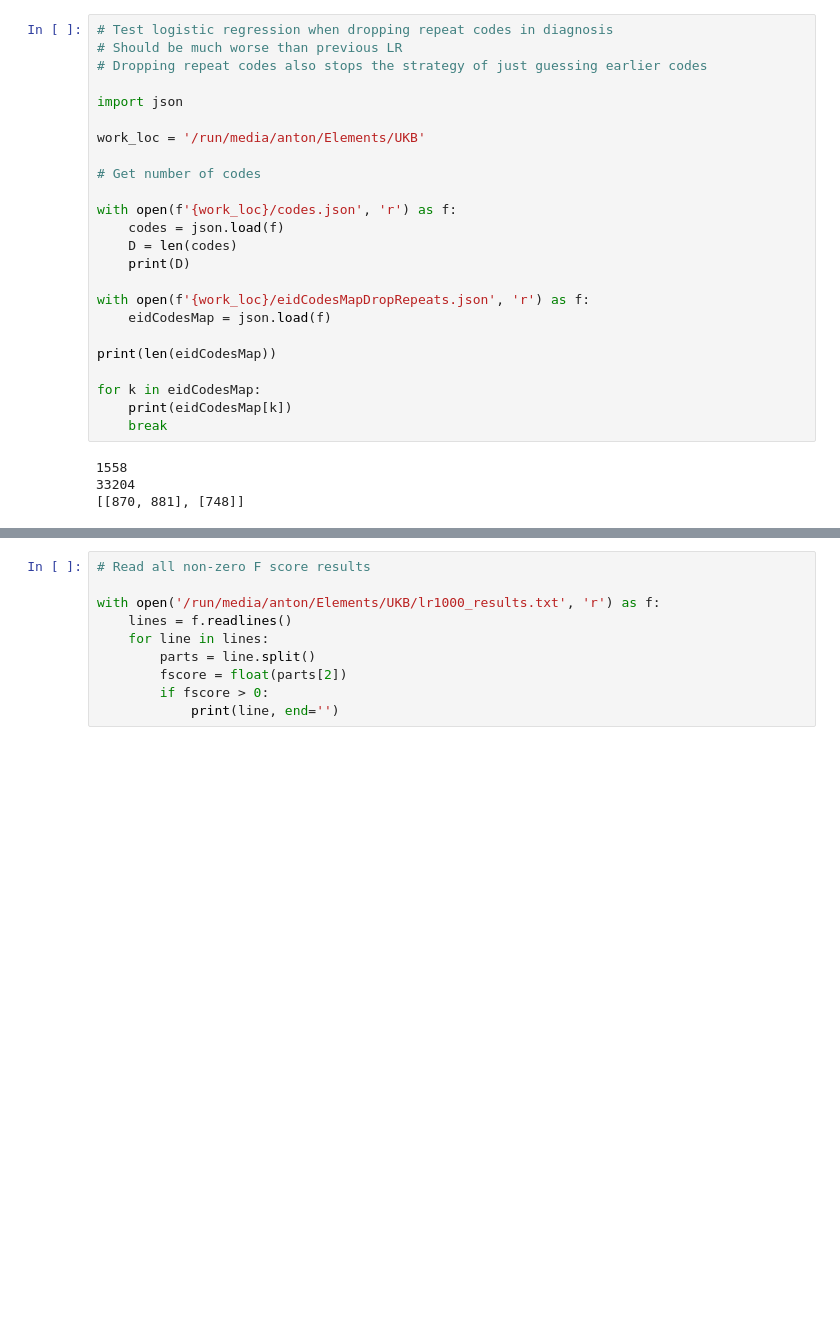
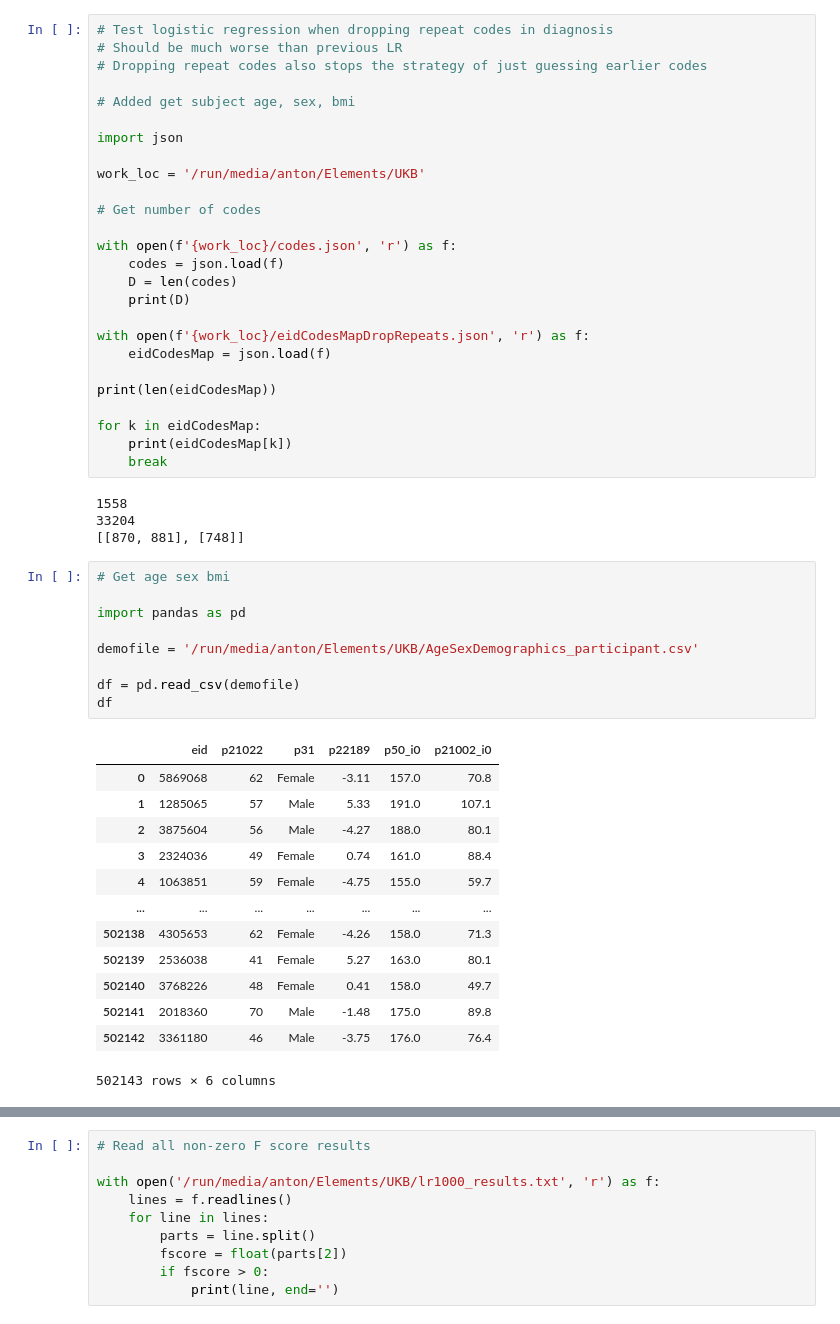
Before and after one commit to aorliche/PNC, a Jupyter notebook: EHR/EHR15SimpleLogisticDropRepeatCodes.ipynb, the cells around one changed output, grey strips where cells are left out. Cells and saved outputs as stored; diff of their text form; blank space fills up the shorter version.

```diff
--- a/EHR/EHR15SimpleLogisticDropRepeatCodes.ipynb
+++ b/EHR/EHR15SimpleLogisticDropRepeatCodes.ipynb
@@ -2,6 +2,8 @@
 # Test logistic regression when dropping repeat codes in diagnosis
 # Should be much worse than previous LR
 # Dropping repeat codes also stops the strategy of just guessing earlier codes
+
+# Added get subject age, sex, bmi
 
 import json
 
@@ -26,6 +28,29 @@ for k in eidCodesMap:
 1558
 33204
 [[870, 881], [748]]
+# %%
+# Get age sex bmi
+
+import pandas as pd
+
+demofile = '/run/media/anton/Elements/UKB/AgeSexDemographics_participant.csv'
+
+df = pd.read_csv(demofile)
+df
+# %% [output]
+|  | eid | p21022 | p31 | p22189 | p50_i0 | p21002_i0 |
+| 0 | 5869068 | 62 | Female | -3.11 | 157.0 | 70.8 |
+| 1 | 1285065 | 57 | Male | 5.33 | 191.0 | 107.1 |
+| 2 | 3875604 | 56 | Male | -4.27 | 188.0 | 80.1 |
+| 3 | 2324036 | 49 | Female | 0.74 | 161.0 | 88.4 |
+| 4 | 1063851 | 59 | Female | -4.75 | 155.0 | 59.7 |
+| ... | ... | ... | ... | ... | ... | ... |
+| 502138 | 4305653 | 62 | Female | -4.26 | 158.0 | 71.3 |
+| 502139 | 2536038 | 41 | Female | 5.27 | 163.0 | 80.1 |
+| 502140 | 3768226 | 48 | Female | 0.41 | 158.0 | 49.7 |
+| 502141 | 2018360 | 70 | Male | -1.48 | 175.0 | 89.8 |
+| 502142 | 3361180 | 46 | Male | -3.75 | 176.0 | 76.4 |
+502143 rows × 6 columns
 # %%
 # Create input data for LR
 # x is one-hot of previous codes
```
Also changed, not shown: parts of 4 cells of this notebook.
